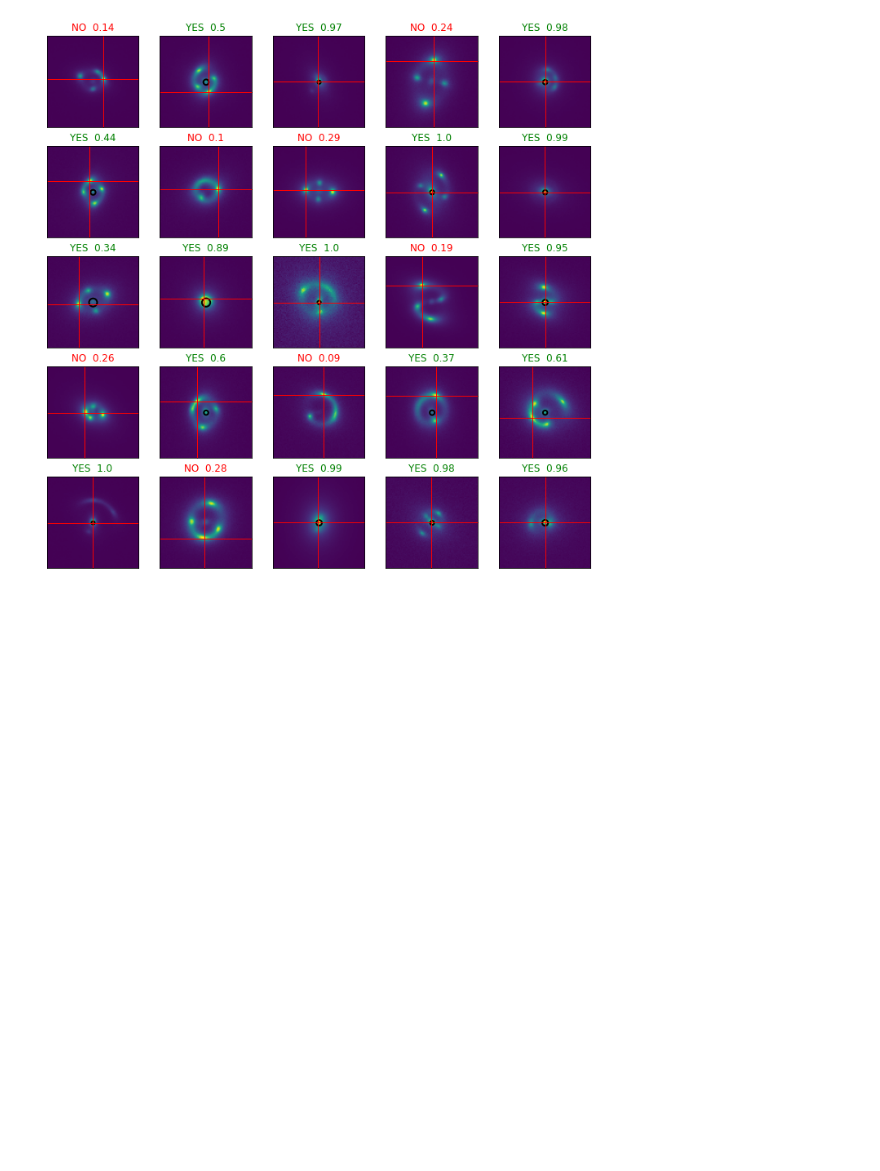
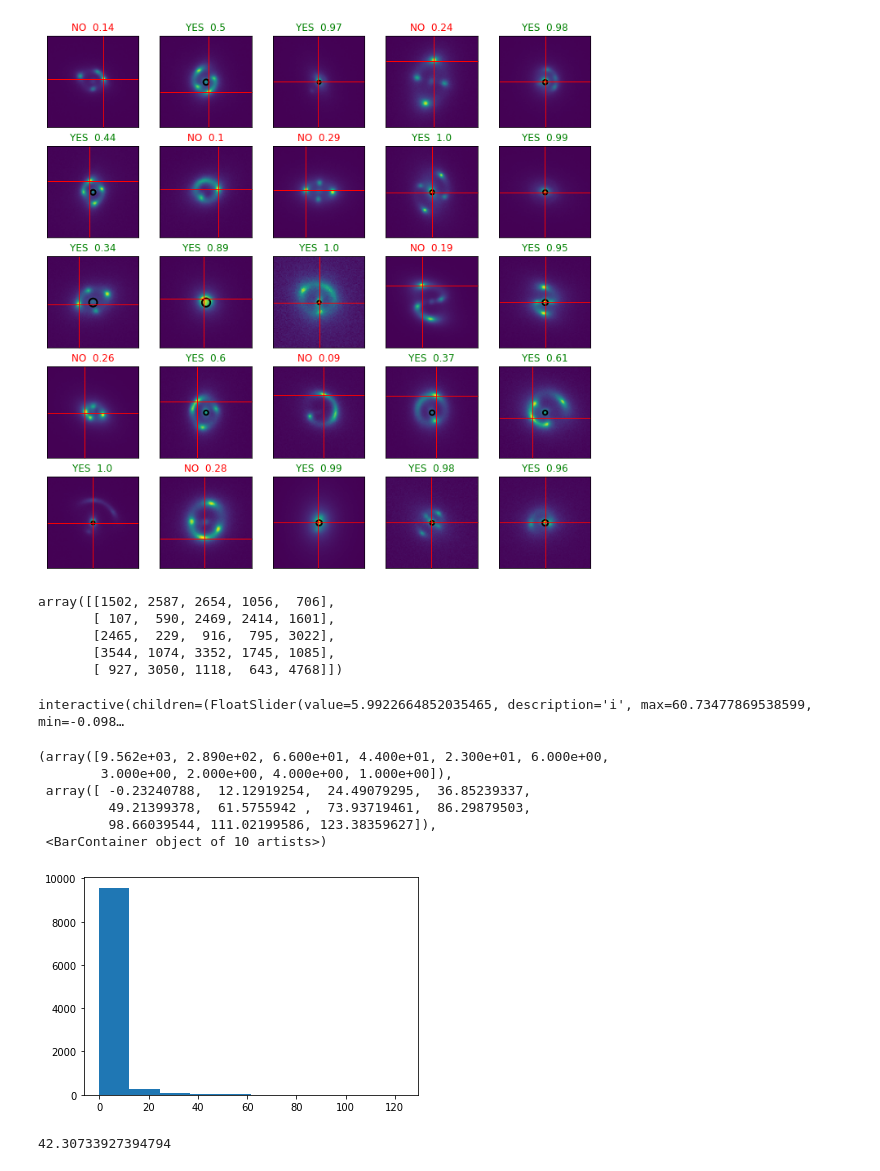
Before and after one commit to joaofrancafisica/AutoLensFit, a Jupyter notebook: Teste_notebook_utils.ipynb, the cells around one changed output. Saved outputs shown, nothing was run; the diff lists cells and outputs as text; code cells hidden in the pictures; blank space fills up the shorter version.

```diff
--- a/Teste_notebook_utils.ipynb
+++ b/Teste_notebook_utils.ipynb
@@ -78,3 +79,46 @@ for i in range(0, len(obj_idx)):
             ax[i][j].set_title('NO  '+str(round(f, 2)), color='r')
 # %% [output]
 [figure]
+# %%
+obj_idx
+# %% [output]
+array([[1502, 2587, 2654, 1056,  706],
+       [ 107,  590, 2469, 2414, 1601],
+       [2465,  229,  916,  795, 3022],
+       [3544, 1074, 3352, 1745, 1085],
+       [ 927, 3050, 1118,  643, 4768]])
+# %%
+cutout = fits.open('./simulations/fits_files/i/2586.fits')[0].data
+# %%
+def update_graph(i):
+    fig, ax = plt.subplots(1, 2, figsize=(12, 12))
+
+    mask=np.zeros(shape=(100, 100))
+    for ii in range(0, len(cutout)):
+        for jj in range(0, len(cutout[ii])):
+            if cutout[ii][jj] < i:
+                mask[ii][jj] = True
+            else:
+                mask[ii][jj] = False
+
+    ax[0].imshow(cutout)
+    ax[1].imshow(mask)
+
+i = widgets.FloatSlider(min=np.min(cutout), max=np.max(cutout), step=0.3, value=np.std(cutout.flatten()))
+widgets.interactive(update_graph, i=i)
+# %% [output]
+interactive(children=(FloatSlider(value=5.9922664852035465, description='i', max=60.73477869538599, min=-0.098…
+# %%
+plt.hist(cutout.flatten())
+# %% [output]
+(array([9.562e+03, 2.890e+02, 6.600e+01, 4.400e+01, 2.300e+01, 6.000e+00,
+        3.000e+00, 2.000e+00, 4.000e+00, 1.000e+00]),
+ array([ -0.23240788,  12.12919254,  24.49079295,  36.85239337,
+         49.21399378,  61.5755942 ,  73.93719461,  86.29879503,
+         98.66039544, 111.02199586, 123.38359627]),
+ <BarContainer object of 10 artists>)
+[figure, added]
+# %%
+np.var(cutout.flatten())
+# %% [output]
+42.30733927394794
```
Also changed, not shown: parts of 2 cells of this notebook.
